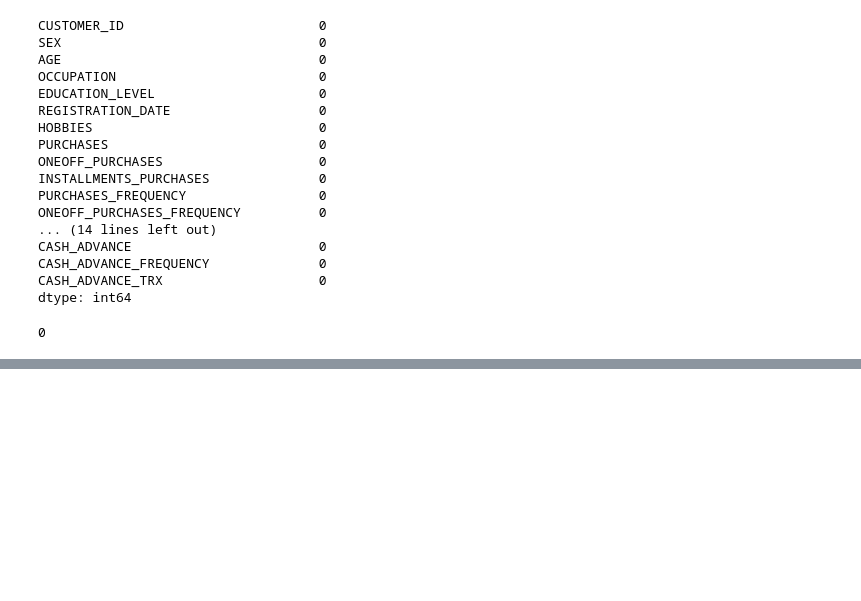
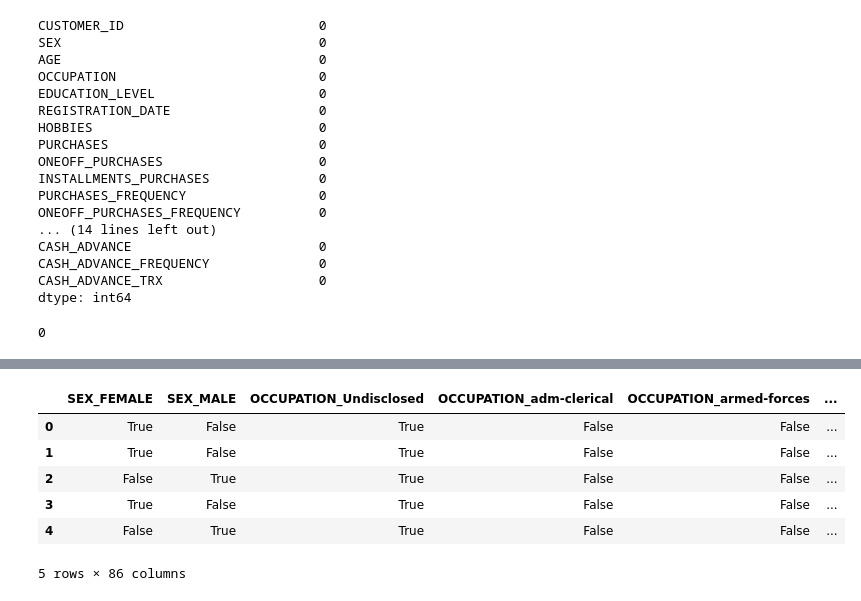
Before and after one commit to Akashdesh0801/My_repo, a Jupyter notebook: BFSI_FINAL.ipynb, the cells around one changed output, grey strips where cells are left out. Saved outputs shown, nothing was run; the diff lists cells and outputs as text; code cells hidden in the pictures; blank space fills up the shorter version.

```diff
--- a/BFSI_FINAL.ipynb
+++ b/BFSI_FINAL.ipynb
@@ -150,0 +150,10 @@ status=pd.get_dummies(data[['SEX','OCCUPATION','EDUCATION_LEVEL',
+# %%
+status.head()
+# %% [output]
+|  | SEX_FEMALE | SEX_MALE | OCCUPATION_Undisclosed | OCCUPATION_adm-clerical | OCCUPATION_armed-forces | ... |
+| 0 | True | False | True | False | False | ... |
+| 1 | True | False | True | False | False | ... |
+| 2 | False | True | True | False | False | ... |
+| 3 | True | False | True | False | False | ... |
+| 4 | False | True | True | False | False | ... |
+5 rows × 86 columns
```
Also changed, not shown: parts of 3 cells of this notebook.
